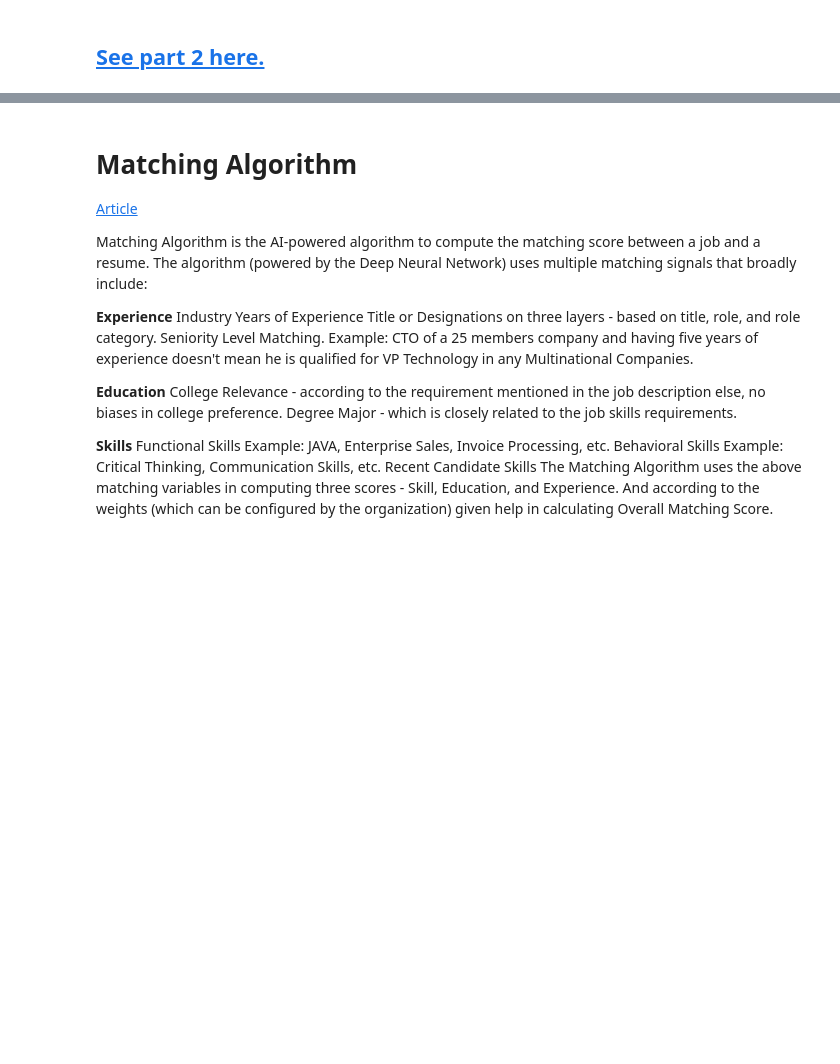
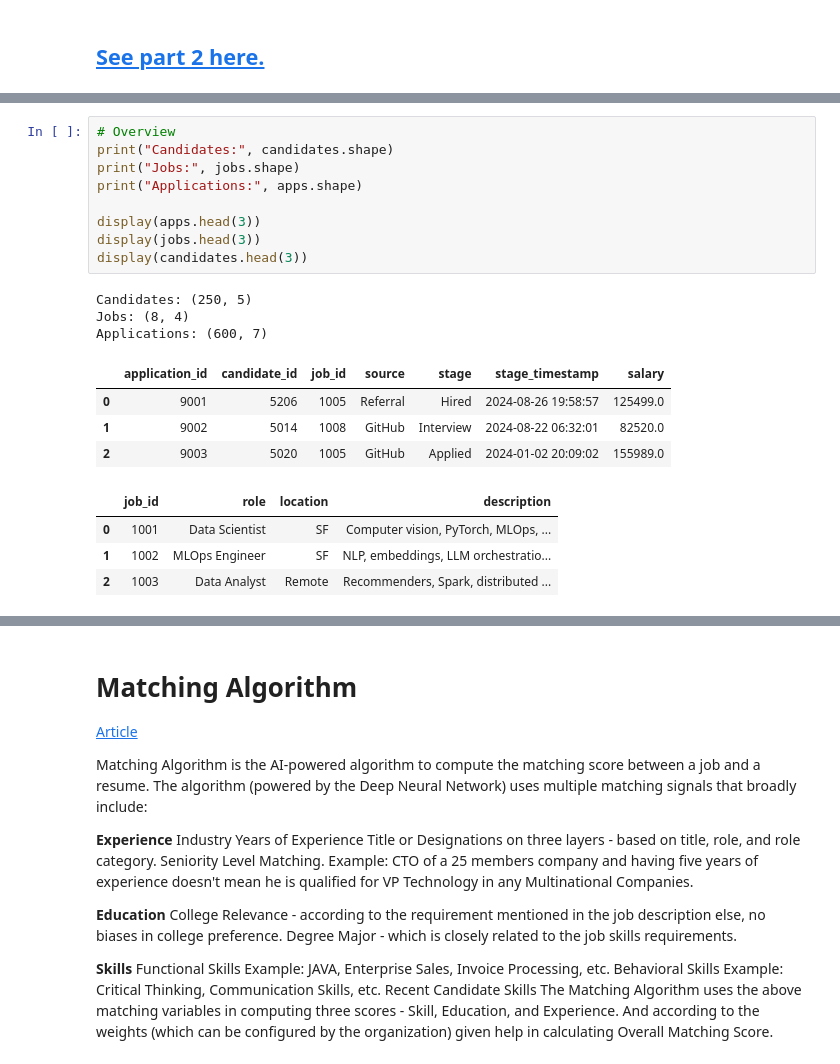
Before and after one commit to aristocles24/DASCIENT-RLBot, a Jupyter notebook: auto-recruitment-recruitment-as-a-service-araas.ipynb, the cells around one changed output, grey strips where cells are left out. Cells and saved outputs as stored; diff of their text form; blank space fills up the shorter version.

```diff
--- a/auto-recruitment-recruitment-as-a-service-araas.ipynb
+++ b/auto-recruitment-recruitment-as-a-service-araas.ipynb
@@ -27,0 +119,21 @@ for dirname, _, filenames in os.walk('/kaggle/input'):
+# %%
+# Overview
+print("Candidates:", candidates.shape)
+print("Jobs:", jobs.shape)
+print("Applications:", apps.shape)
+
+display(apps.head(3))
+display(jobs.head(3))
+display(candidates.head(3))
+# %% [output]
+Candidates: (250, 5)
+Jobs: (8, 4)
+Applications: (600, 7)
+|  | application_id | candidate_id | job_id | source | stage | stage_timestamp | salary |
+| 0 | 9001 | 5206 | 1005 | Referral | Hired | 2024-08-26 19:58:57 | 125499.0 |
+| 1 | 9002 | 5014 | 1008 | GitHub | Interview | 2024-08-22 06:32:01 | 82520.0 |
+| 2 | 9003 | 5020 | 1005 | GitHub | Applied | 2024-01-02 20:09:02 | 155989.0 |
+|  | job_id | role | location | description |
+| 0 | 1001 | Data Scientist | SF | Computer vision, PyTorch, MLOps, ... |
+| 1 | 1002 | MLOps Engineer | SF | NLP, embeddings, LLM orchestratio... |
+| 2 | 1003 | Data Analyst | Remote | Recommenders, Spark, distributed ... |
```
Also changed, not shown: parts of 23 cells of this notebook.
